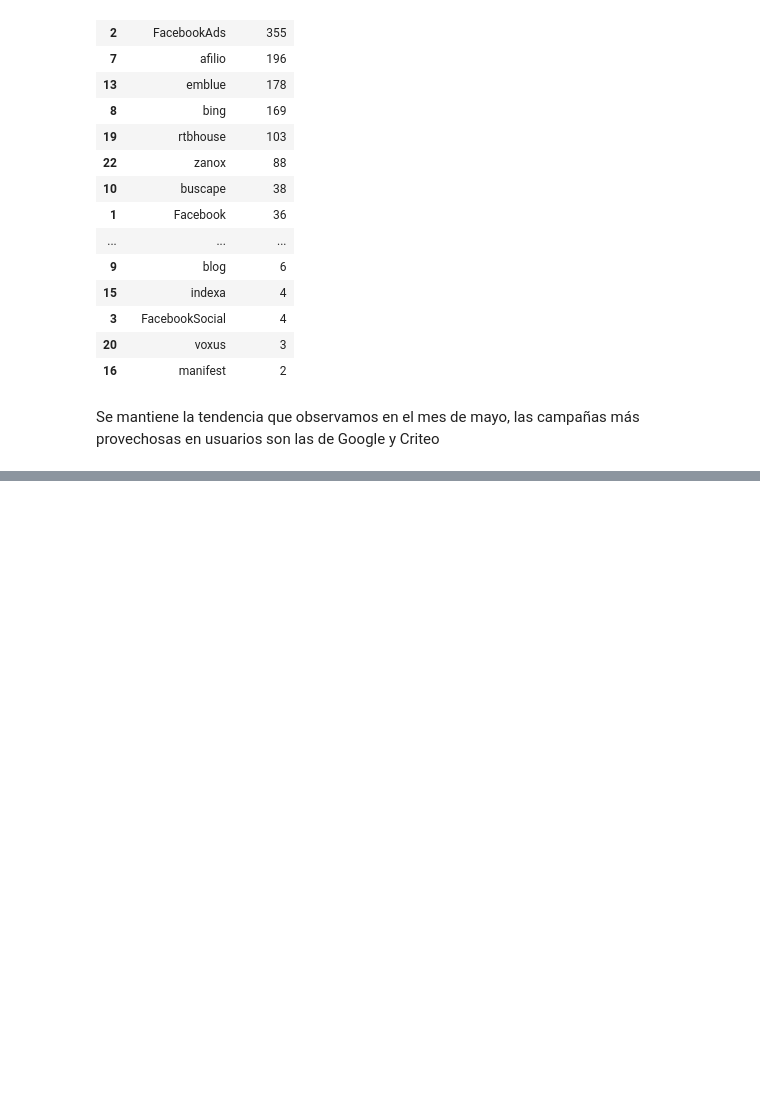
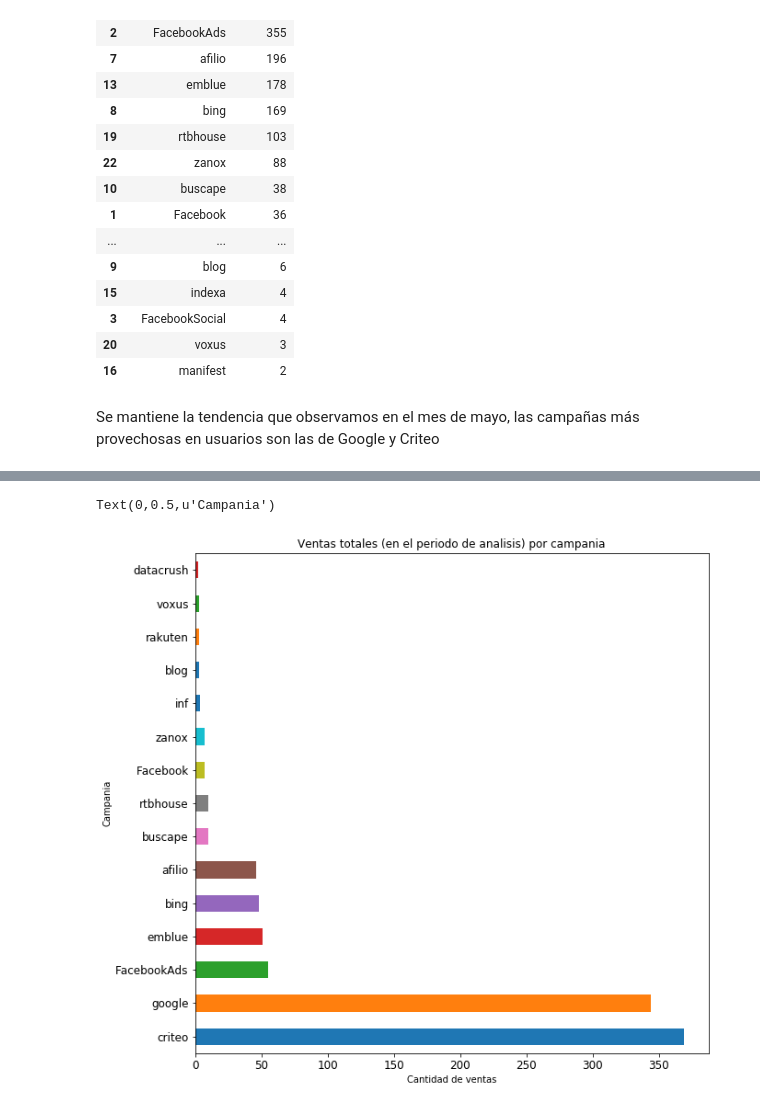
Before and after one commit to lituarte/Datos-TP1, a Jupyter notebook: Informe.ipynb, the cells around one changed output, grey strips where cells are left out. Cells and saved outputs as stored; diff of their text form; code cells hidden in the pictures; blank space fills up the shorter version.

Commit message:
consulta ventas por campaña
consulta ventas por campaña

```diff
--- a/Informe.ipynb
+++ b/Informe.ipynb
@@ -1270,0 +1275,11 @@ Se mantiene la tendencia que observamos en el mes de mayo, las campañas más pr
+# %%
+campania = df_eventos.loc[df_eventos["event"] == "ad campaign hit",["campaign_source", "person"]]
+campania = campania.groupby("person", as_index=False).min()
+# %%
+ventas = df_eventos.loc[df_eventos["event"] == "conversion",["person", "total"]]
+ventas = ventas.groupby("person", as_index=False).sum()
+# %%
+ventas_por_campania = ventas.merge(campania, how="inner", left_on="person", right_on="person")
+ventas_por_campania = ventas_por_campania.drop(columns="person")
+ventas_por_campania = ventas_por_campania.groupby("campaign_source", as_index=False).sum().sort_values(by="total",ascending=False)
+ventas_por_campania
@@ -1270,0 +1303,9 @@ Se mantiene la tendencia que observamos en el mes de mayo, las campañas más pr
+# %%
+ventas_por_campania.plot(rot=0, kind="barh", x="campaign_source", y="total", figsize=(10,10), legend=False, fontsize=12)
+
+plt.title("Ventas totales (en el periodo de analisis) por campania")
+plt.xlabel("Cantidad de ventas")
+plt.ylabel("Campania")
+# %% [output]
+Text(0,0.5,u'Campania')
+[figure, added]
```
Also changed, not shown: parts of 4 cells of this notebook.
